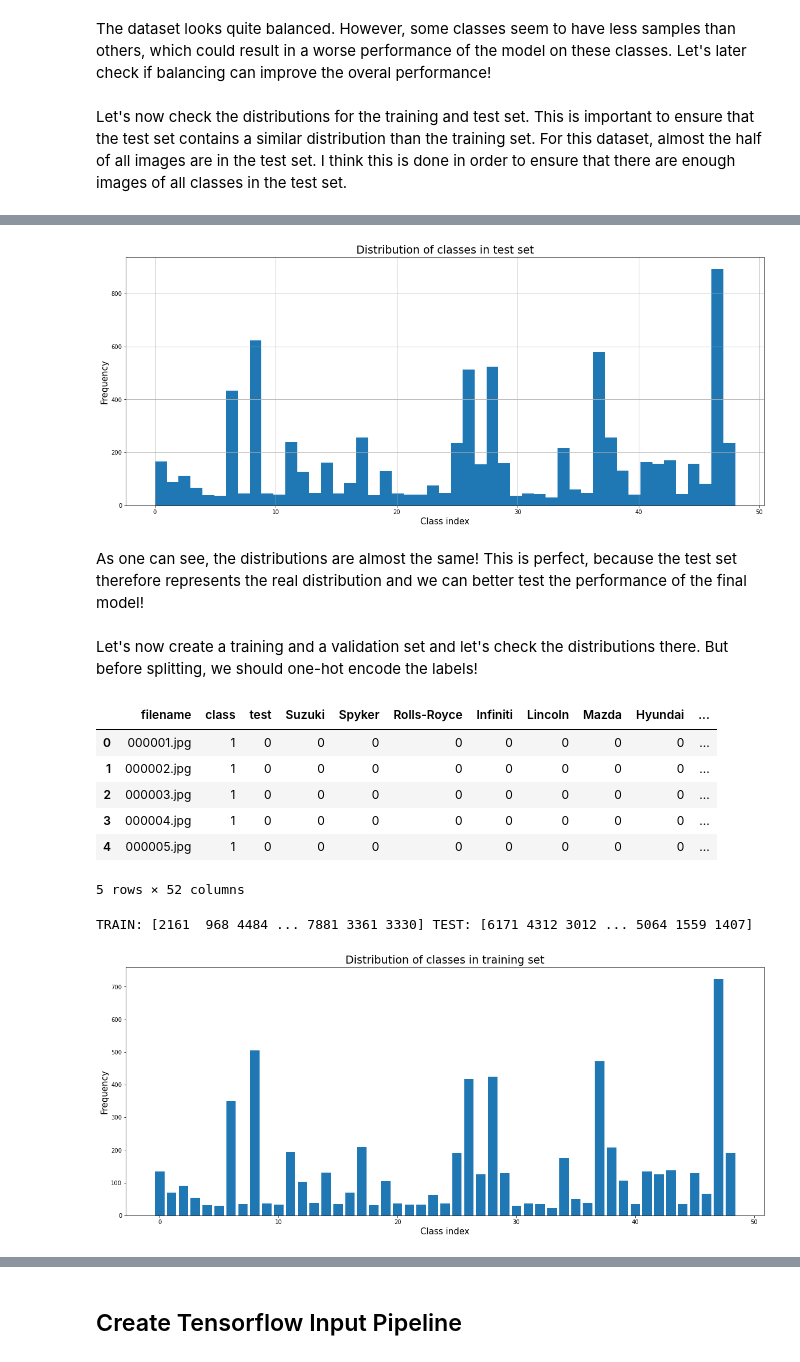
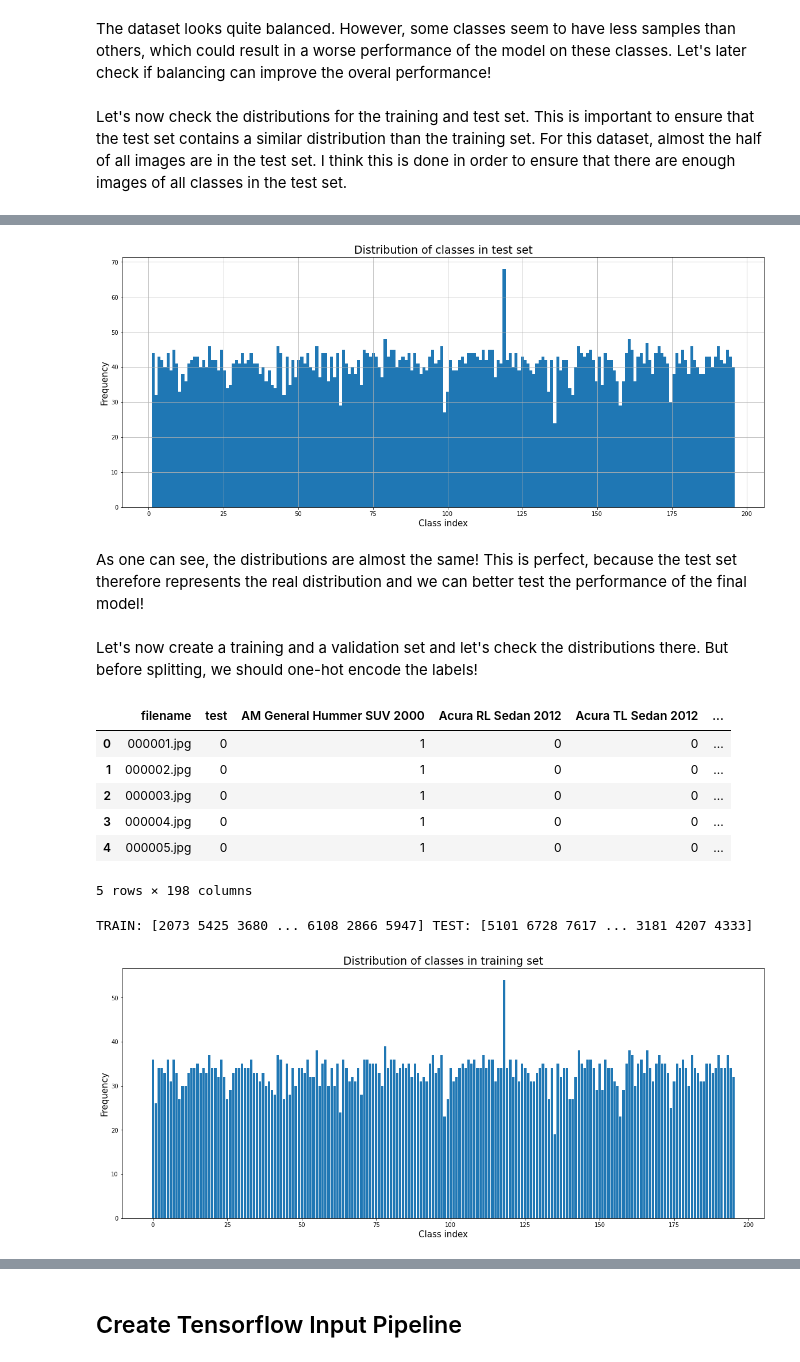
Before and after one commit to patrickbrus/IBM_Machine_Learning_Professional, a Jupyter notebook: Deep_Learning/DeepLearning_Project.ipynb, the cells around one changed output, grey strips where cells are left out. Drawn from its saved outputs; the diff is of its cells as text; code cells hidden in the pictures.

```diff
--- a/Deep_Learning/DeepLearning_Project.ipynb
+++ b/Deep_Learning/DeepLearning_Project.ipynb
@@ -262,3 +200,0 @@ dict_old_class_to_new_class
-# %%
-# lets now adapt the dataframe to match the new classes
-df["new_class"] = df["class"].apply(lambda x: dict_old_class_to_new_class[class_names[x-1]])
@@ -397,29 +309,29 @@ plt.show()
 # %%
 # check distribution of training set
 plt.figure(figsize=(20, 8))
-df.loc[df["test"] == 1]["new_class"].hist(bins=len(new_class_names))
+df.loc[df["test"] == 1]["class"].hist(bins=len(class_names))
 plt.title("Distribution of classes in test set", size=19)
 plt.xlabel("Class index", size=15)
 plt.ylabel("Frequency", size=15)
 plt.show()
 # %% [output]
-[figure, old version]
+[figure, new version]
 # %% [markdown]
 As one can see, the distributions are almost the same! This is perfect, because the test set therefore represents the real distribution and we can better test the performance of the final model! <br> <br>
 Let's now create a training and a validation set and let's check the distributions there. But before splitting, we should one-hot encode the labels!
 # %%
 # start with one-hot encoding the column "class"
-df_encoded = pd.get_dummies(df, columns=["new_class"])
-df_encoded.columns = ["filename", "class", "test", *new_class_names]
+df_encoded = pd.get_dummies(df, columns=["class"])
+df_encoded.columns = ["filename", "test", *class_names]
 df_encoded.head()
 # %% [output]
-|  | filename | class | test | Suzuki | Spyker | Rolls-Royce | Infiniti | Lincoln | Mazda | Hyundai | ... |
-| 0 | 000001.jpg | 1 | 0 | 0 | 0 | 0 | 0 | 0 | 0 | 0 | ... |
-| 1 | 000002.jpg | 1 | 0 | 0 | 0 | 0 | 0 | 0 | 0 | 0 | ... |
-| 2 | 000003.jpg | 1 | 0 | 0 | 0 | 0 | 0 | 0 | 0 | 0 | ... |
-| 3 | 000004.jpg | 1 | 0 | 0 | 0 | 0 | 0 | 0 | 0 | 0 | ... |
-| 4 | 000005.jpg | 1 | 0 | 0 | 0 | 0 | 0 | 0 | 0 | 0 | ... |
+|  | filename | test | AM General Hummer SUV 2000 | Acura RL Sedan 2012 | Acura TL Sedan 2012 | ... |
+| 0 | 000001.jpg | 0 | 1 | 0 | 0 | ... |
+| 1 | 000002.jpg | 0 | 1 | 0 | 0 | ... |
+| 2 | 000003.jpg | 0 | 1 | 0 | 0 | ... |
+| 3 | 000004.jpg | 0 | 1 | 0 | 0 | ... |
+| 4 | 000005.jpg | 0 | 1 | 0 | 0 | ... |
-5 rows × 52 columns
+5 rows × 198 columns
 # %%
 from sklearn.model_selection import StratifiedShuffleSplit
 
@@ -428,23 +340,23 @@ df_test = df_encoded.loc[df["test"] == 1]
 
 sss = StratifiedShuffleSplit(n_splits=1, test_size=0.2, random_state=42)
 
-for train_index, test_index in sss.split(df_training.drop(columns=new_class_names), df_training[new_class_names]):
+for train_index, test_index in sss.split(df_training.drop(columns=class_names), df_training[class_names]):
     print("TRAIN:", train_index, "TEST:", test_index)
     df_train = df_training.iloc[train_index]
     df_val = df_training.iloc[test_index]
 # %% [output]
-TRAIN: [2161  968 4484 ... 7881 3361 3330] TEST: [6171 4312 3012 ... 5064 1559 1407]
+TRAIN: [2073 5425 3680 ... 6108 2866 5947] TEST: [5101 6728 7617 ... 3181 4207 4333]
 # %%
 plt.figure(figsize=(20, 8))
-count_classes_train = df_train[new_class_names].sum(axis=0).values
-bins = np.arange(0, len(new_class_names))
+count_classes_train = df_train[class_names].sum(axis=0).values
+bins = np.arange(0, len(class_names))
 plt.bar(x=bins, height=count_classes_train)
 plt.title("Distribution of classes in training set", size=19)
 plt.xlabel("Class index", size=15)
 plt.ylabel("Frequency", size=15)
 plt.show()
 # %% [output]
-[figure, old version]
+[figure, new version]
 # %%
 # check distribution of test set
 plt.figure(figsize=(20, 8))
```
Also changed, not shown: parts of 46 cells of this notebook, 4 other files.
